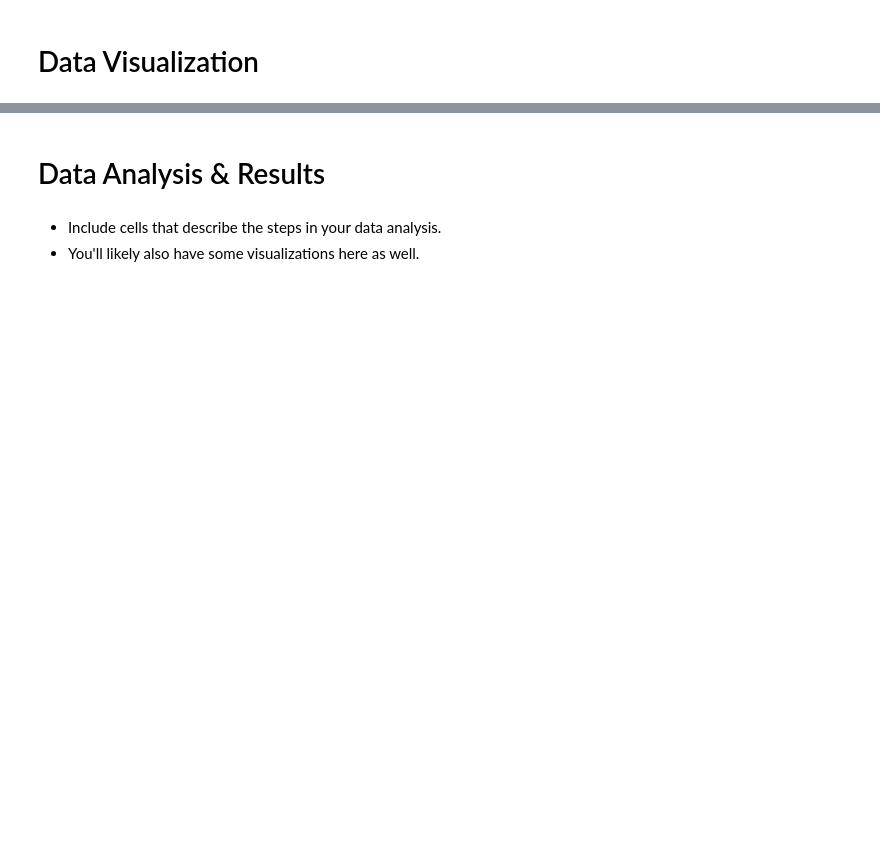
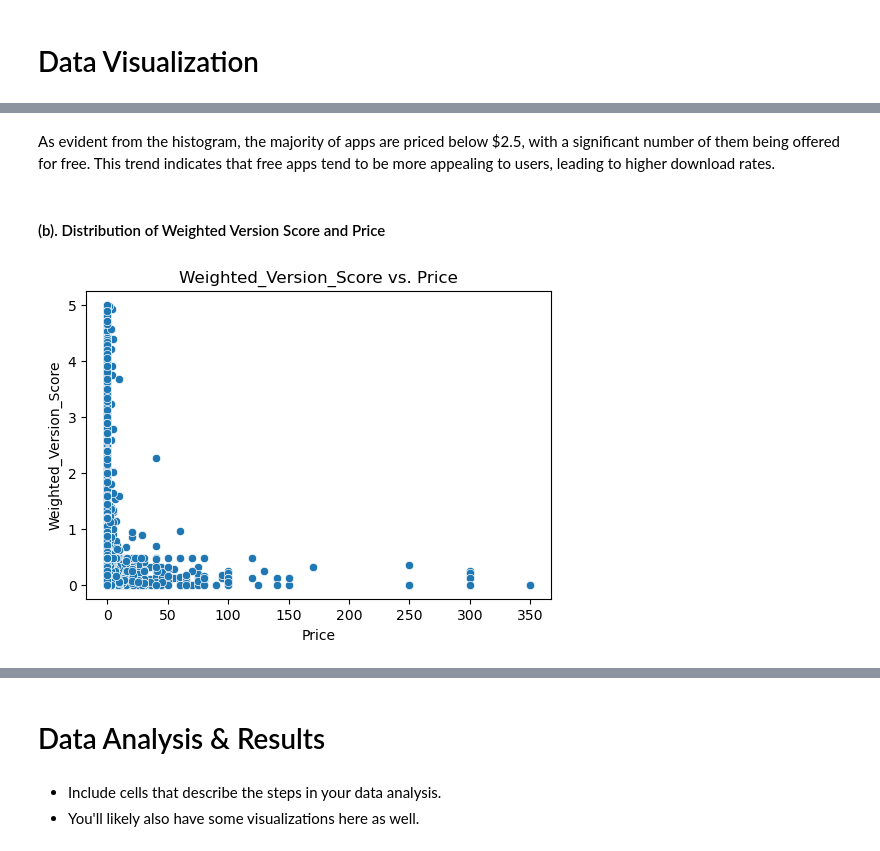
Before and after one commit to XIC051/ECE176-FINAL-PROJECT, a Jupyter notebook: FinalProject-Group13.ipynb, the cells around one changed output, grey strips where cells are left out. Drawn from its saved outputs; the diff is of its cells as text; code cells hidden in the pictures; blank space fills up the shorter version.

```diff
--- a/FinalProject-Group13.ipynb
+++ b/FinalProject-Group13.ipynb
@@ -150,0 +273,14 @@ app.head()
+# %% [markdown]
+As evident from the histogram, the majority of apps are priced below $2.5, with a significant number of them being offered for free. This trend indicates that free apps tend to be more appealing to users, leading to higher download rates.
+# %% [markdown]
+#### (b). Distribution of Weighted Version Score and Price
+# %%
+# Scatter plot: Current Version Score vs. Price
+plt.figure(figsize=(6, 4))
+sns.scatterplot(x='Price', y='Weighted_Version_Score', data=app)
+plt.xlabel('Price')
+plt.ylabel('Weighted_Version_Score')
+plt.title('Weighted_Version_Score vs. Price')
+plt.show()
+# %% [output]
+[figure, added]
```
Also changed, not shown: parts of 44 cells of this notebook.
